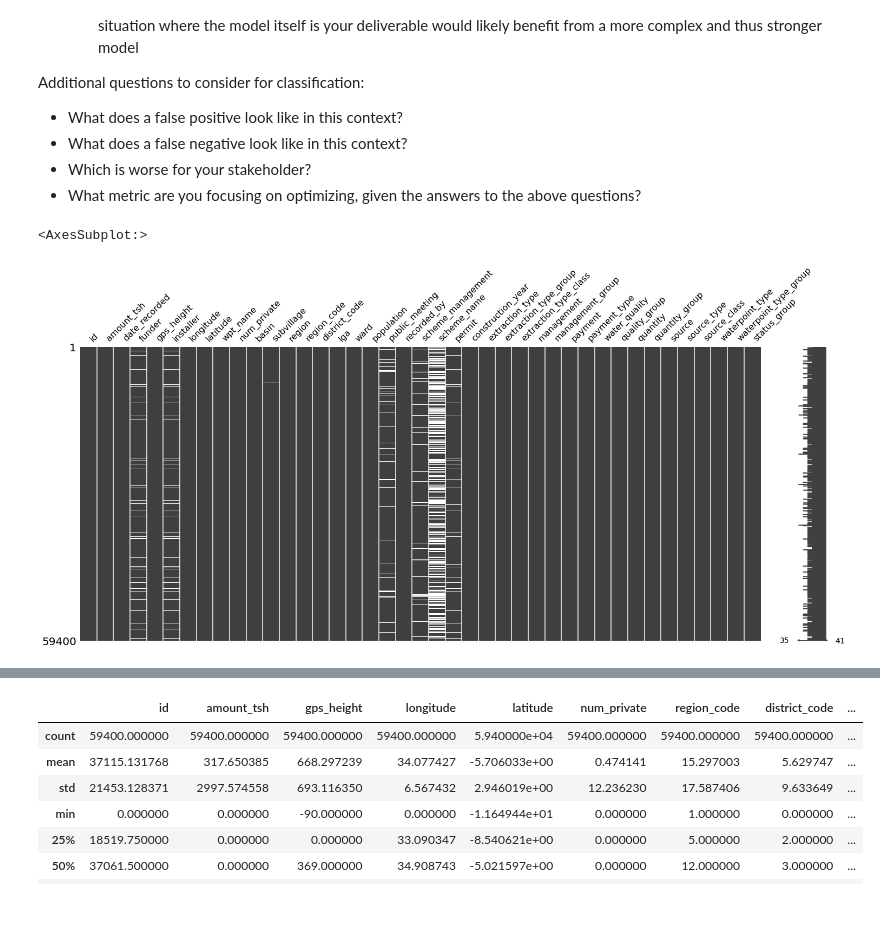
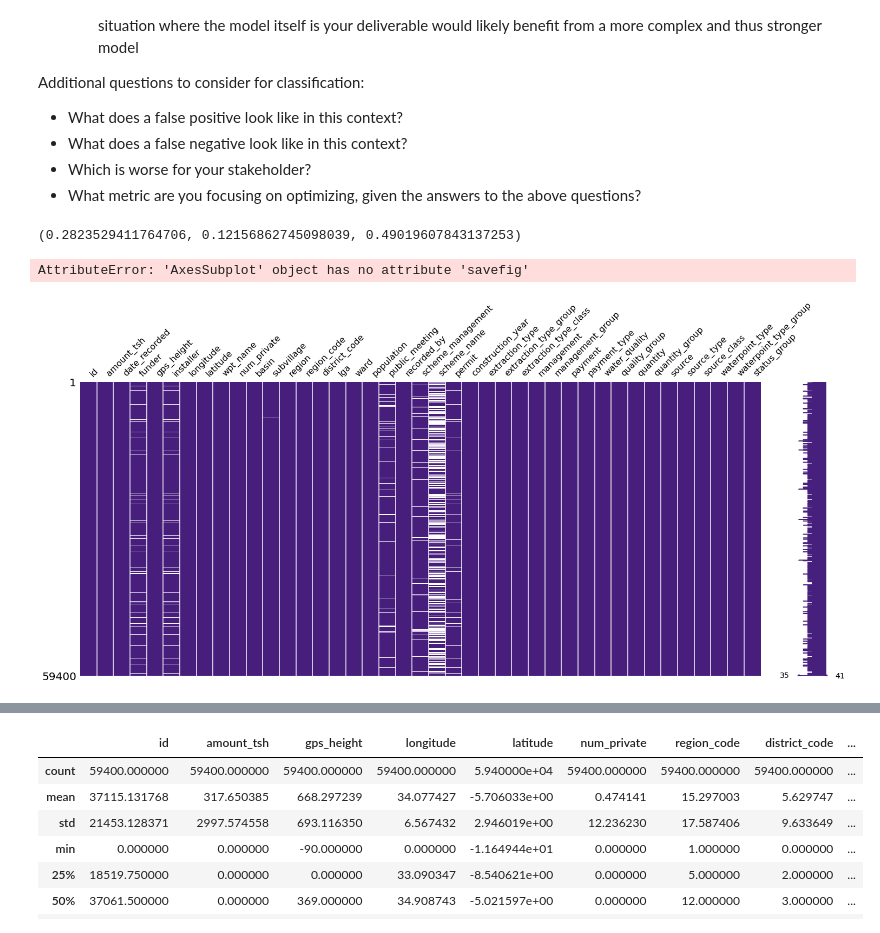
Before and after one commit to NicholasIndorf/TanzanianWaterWells, a Jupyter notebook: notebooks/Alex/Project3TemplateAlex.ipynb, the cells around one changed output, grey strips where cells are left out. Drawn from its saved outputs; the diff is of its cells as text; code cells hidden in the pictures.

```diff
--- a/notebooks/Alex/Project3TemplateAlex.ipynb
+++ b/notebooks/Alex/Project3TemplateAlex.ipynb
@@ -35,8 +35,12 @@ df = pd.read_csv('../../data/data.csv')
 y = pd.read_csv('../../data/status.csv')
 # %%
 df = df.merge(y,left_on ='id', right_on='id')
+# %%
+72/255, 31/255, 125/255
+# %% [output]
+(0.2823529411764706, 0.12156862745098039, 0.49019607843137253)
 # %%
-msno.matrix(df)
+msno.matrix(df, color=(.28,.12,.49))
 # %% [output]
-<AxesSubplot:>
+AttributeError: 'AxesSubplot' object has no attribute 'savefig'
-[figure, old version]
+[figure, new version]
```
Also changed, not shown: parts of 1 cell of this notebook, 1 other file.
